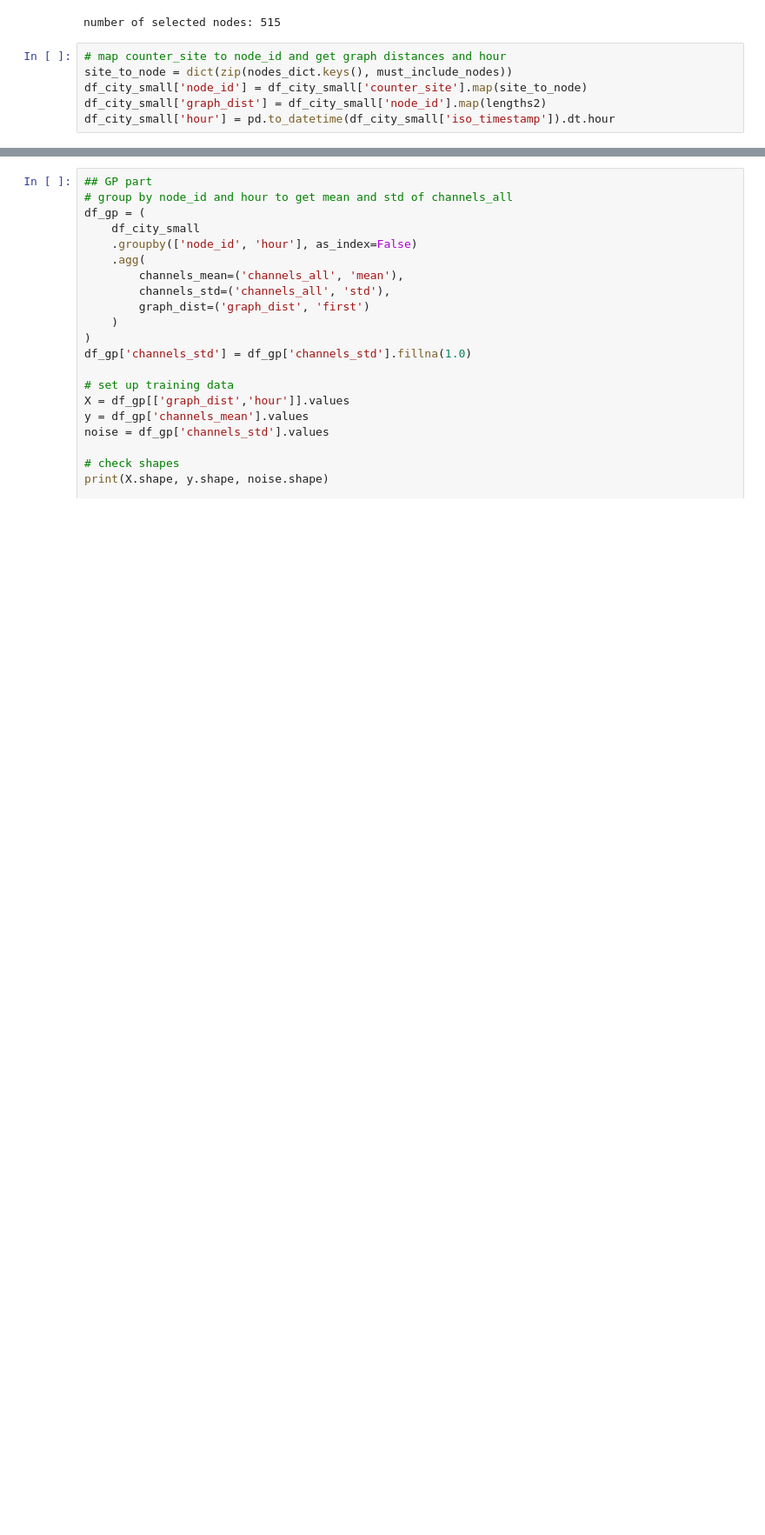
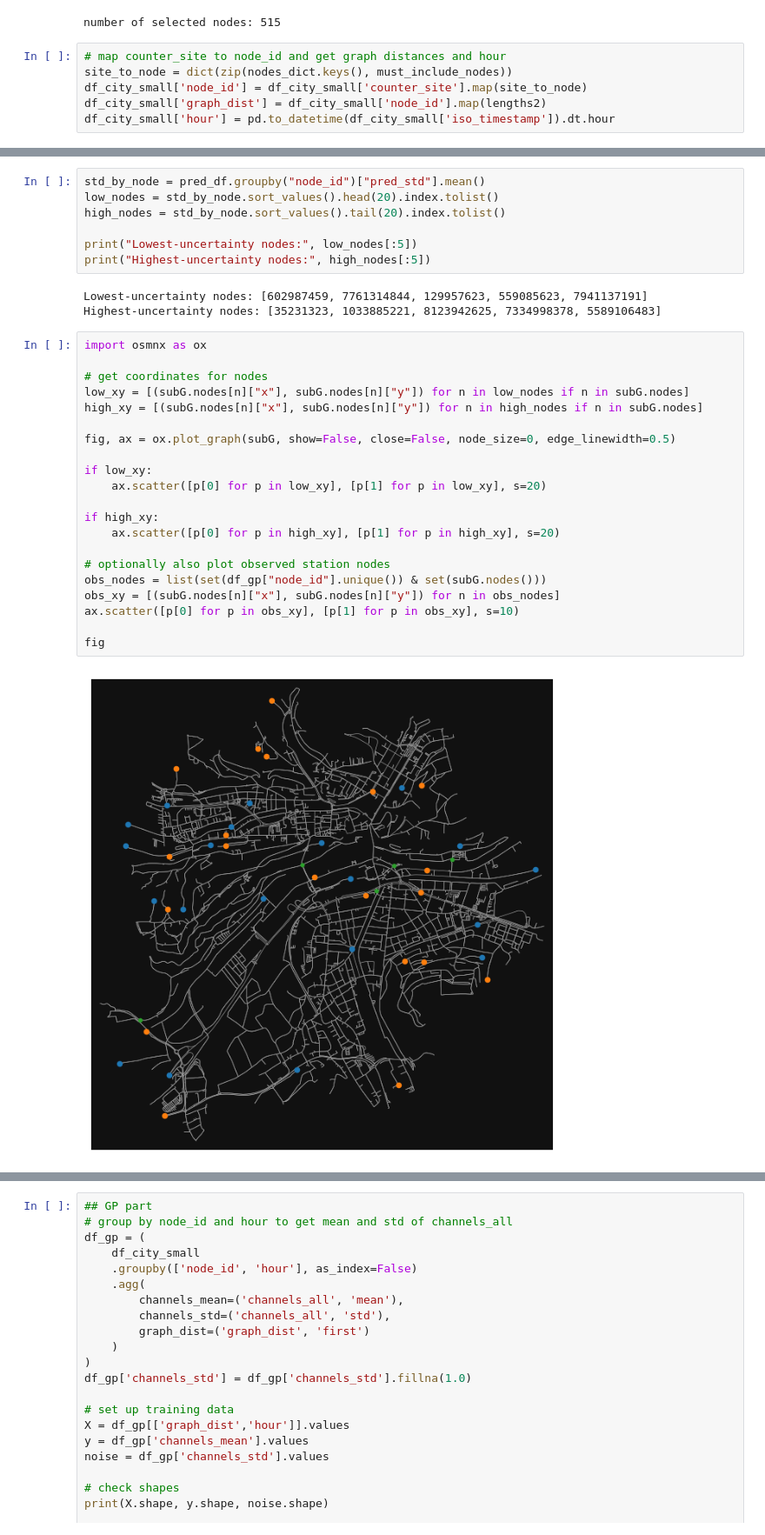
Before and after one commit to cleesee/fahrradzaehler, a Jupyter notebook: omnsx.ipynb, the cells around one changed output, grey strips where cells are left out. Shown at 87% size. Saved outputs shown, nothing was run; the diff lists cells and outputs as text; blank space fills up the shorter version.

```diff
--- a/omnsx.ipynb
+++ b/omnsx.ipynb
@@ -132,0 +352,33 @@ df_city_small['hour'] = pd.to_datetime(df_city_small['iso_timestamp']).dt.hour
+# %%
+std_by_node = pred_df.groupby("node_id")["pred_std"].mean()
+low_nodes = std_by_node.sort_values().head(20).index.tolist()
+high_nodes = std_by_node.sort_values().tail(20).index.tolist()
+
+print("Lowest-uncertainty nodes:", low_nodes[:5])
+print("Highest-uncertainty nodes:", high_nodes[:5])
+# %% [output]
+Lowest-uncertainty nodes: [602987459, 7761314844, 129957623, 559085623, 7941137191]
+Highest-uncertainty nodes: [35231323, 1033885221, 8123942625, 7334998378, 5589106483]
+# %%
+import osmnx as ox
+
+# get coordinates for nodes
+low_xy = [(subG.nodes[n]["x"], subG.nodes[n]["y"]) for n in low_nodes if n in subG.nodes]
+high_xy = [(subG.nodes[n]["x"], subG.nodes[n]["y"]) for n in high_nodes if n in subG.nodes]
+
+fig, ax = ox.plot_graph(subG, show=False, close=False, node_size=0, edge_linewidth=0.5)
+
+if low_xy:
+    ax.scatter([p[0] for p in low_xy], [p[1] for p in low_xy], s=20)
+
+if high_xy:
+    ax.scatter([p[0] for p in high_xy], [p[1] for p in high_xy], s=20)
+
+# optionally also plot observed station nodes
+obs_nodes = list(set(df_gp["node_id"].unique()) & set(subG.nodes()))
+obs_xy = [(subG.nodes[n]["x"], subG.nodes[n]["y"]) for n in obs_nodes]
+ax.scatter([p[0] for p in obs_xy], [p[1] for p in obs_xy], s=10)
+
+fig
+# %% [output]
+[figure, added]
```
Also changed, not shown: parts of 11 cells of this notebook.
